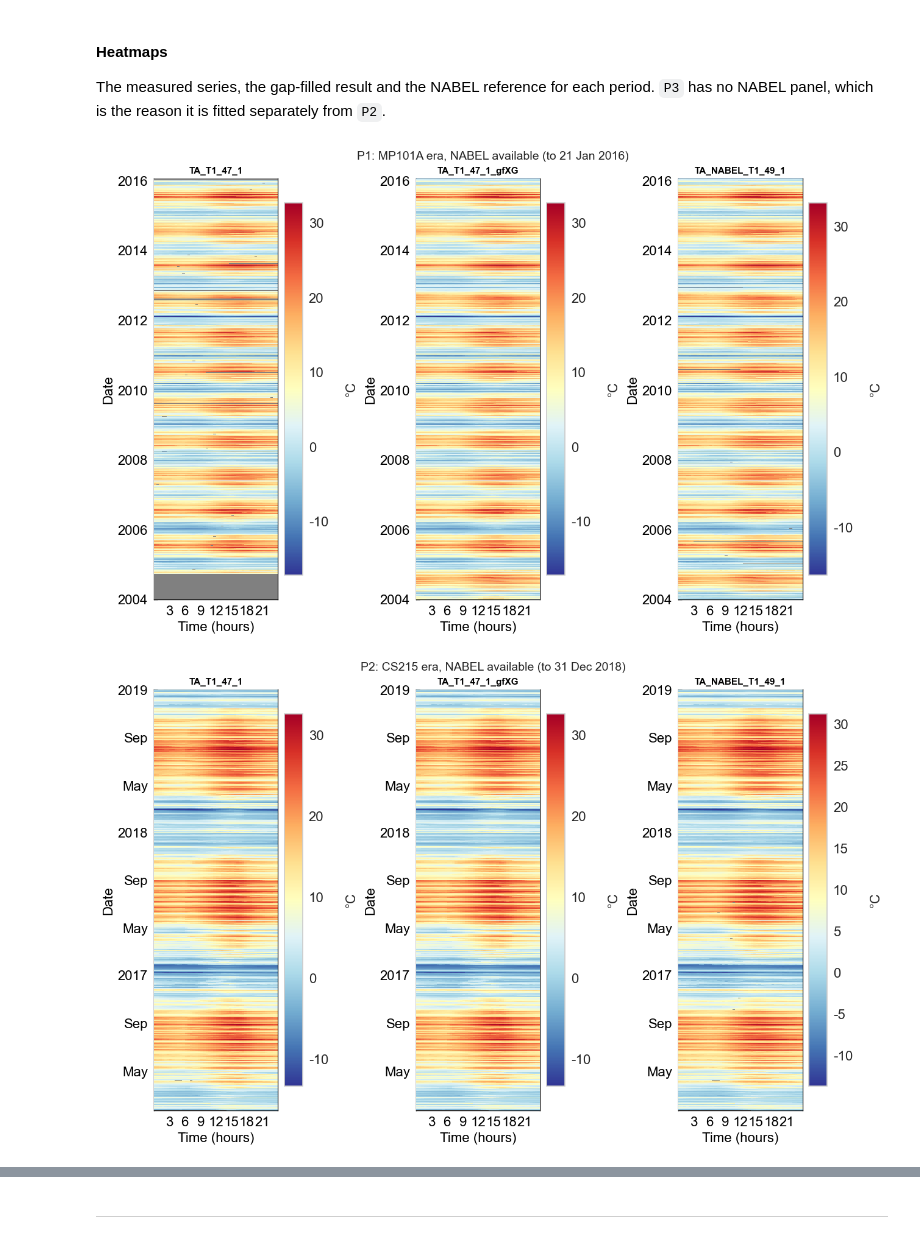
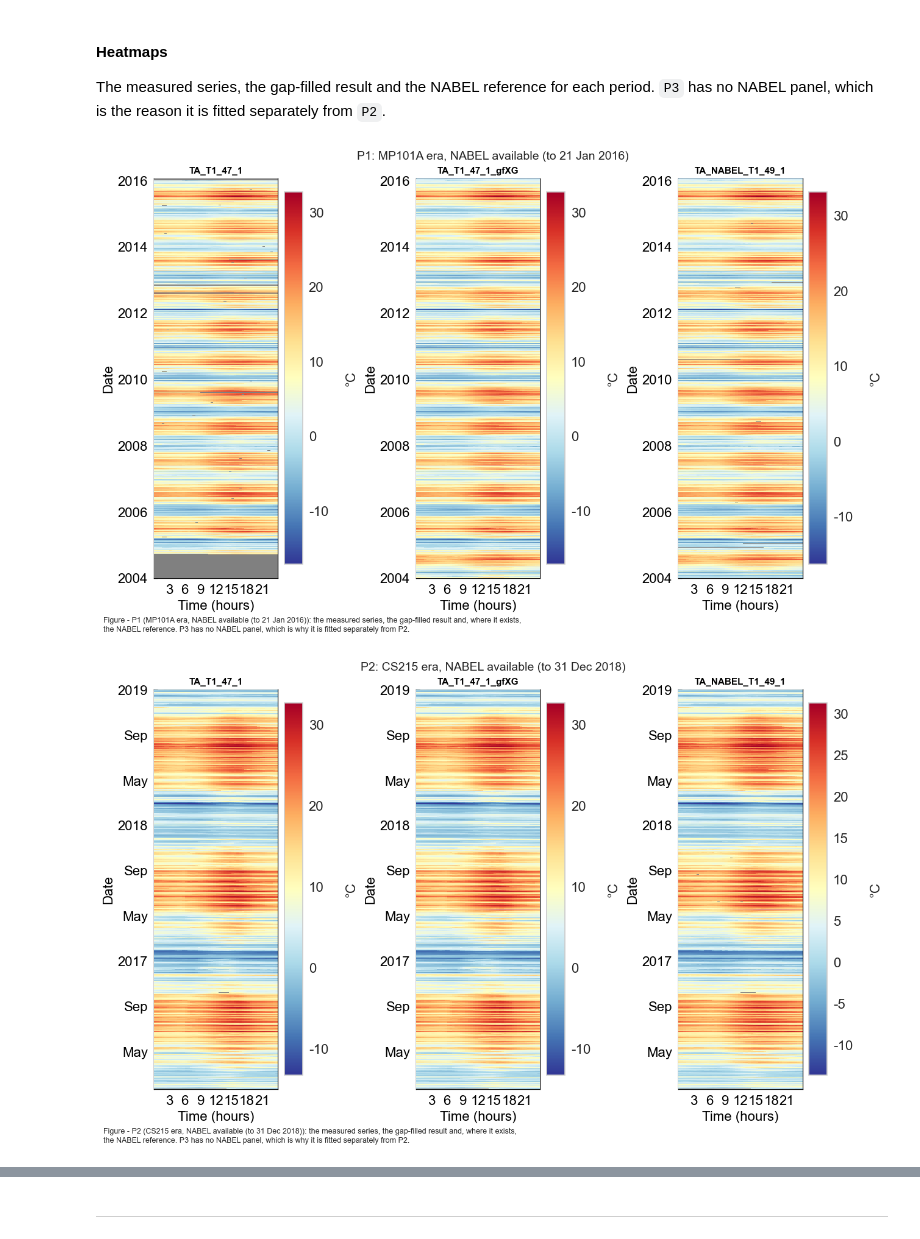
Before and after one commit to holukas/dataset_ch-lae_flux_product, a Jupyter notebook: workflow/10_METEO/30_PRODUCTS/02_METEO_TA_2004-2025.ipynb, the cells around one changed output, grey strips where cells are left out. Drawn from its saved outputs; the diff is of its cells as text; code cells hidden in the pictures.

```diff
--- a/workflow/10_METEO/30_PRODUCTS/02_METEO_TA_2004-2025.ipynb
+++ b/workflow/10_METEO/30_PRODUCTS/02_METEO_TA_2004-2025.ipynb
@@ -1190,7 +1346,9 @@ for _lo, _hi in _bins:
         _row[_label] = (_s['TA_T1_47_1'] - _s['TA_NABEL_T1_49_1']).mean() if len(_s) > 200 else np.nan
         _row[f'n ({_label})'] = len(_s)
     _rows.append(_row)
-display(pd.DataFrame(_rows).set_index('TA bin (degC)').round(2))
+_bias_profile = pd.DataFrame(_rows).set_index('TA bin (degC)')
+tabcap("the night bias against NABEL binned by air temperature, per era. A flat profile is a zero-point error; a sloped one would rule a constant correction out")
+display(_bias_profile.round(2))
 
 # Fitted per era: the intercept is the bias at 0 degC, the slope is the temperature dependence.
 _fits = {}
@@ -1370,0 +2356,26 @@ extrapolated across those events is not something this product should carry sile
+# %%
+# The two columns as yearly means, with the periods the table above compares. Drawn from the same
+# arrays, so the figure cannot disagree with the numbers beside it.
+fig, ax = plt.subplots(figsize=(13, 5), dpi=100, layout="constrained")
+ax.axvspan(_split - 0.5, _split + 0.5, color='#9E9E9E', alpha=0.2,
+           label=f"{_split}, in neither period")
+ax.plot(_ymeas.index, _ymeas.to_numpy(), 'o-', color='#455A64', lw=1.8, ms=5, label='as measured')
+ax.plot(_yhomog.index, _yhomog.to_numpy(), 'o-', color='#C62828', lw=1.8, ms=5,
+        label='homogenised (exported)')
+for _s, _colour in [(_ymeas, '#455A64'), (_yhomog, '#C62828')]:
+    for _mask, _style in [(_early, '--'), (_recent, ':')]:
+        ax.hlines(_s[_mask].mean(), _s.index[_mask].min(), _s.index[_mask].max(),
+                  color=_colour, lw=2, ls=_style, alpha=0.8)
+ax.set_xlabel("Year")
+ax.set_ylabel("yearly mean TA (degC)")
+ax.set_title("Yearly means from measured records, before and after the correction")
+ax.set_xticks(list(_ymeas.index)[::2])
+ax.grid(alpha=0.3)
+ax.legend(fontsize=9)
+figcap(fig, "yearly means of the measured records, as the instrument reported them and after the "
+            "correction, with the mean of each period drawn across it - dashed for the earlier "
+            "period, dotted for the later one. The constant lifts the earlier years and the shield "
+            "term lowers the later ones by about an eighth as much, so the distance between the "
+            "two period means, and the trend through them, are both smaller than the uncorrected "
+            "series suggests. The "
+            "break year is shaded and belongs to neither period.")
@@ -1781,8 +2786,10 @@ Wall time: 6min 27s
 for _key, _r in results.items():
     print(f"\n{'=' * 78}\n{_key}: {_r['label']}\n{'=' * 78}")
     print("Held-out (train/test) scores:")
+    tabcap(f"held-out (train/test) scores of the {_key} model")
     display(pd.Series(_r['model'].results.scores_traintest))
     print("Flag counts:")
+    tabcap(f"how {_key} filled the gaps of its period, by method")
     display(_r['flag'].value_counts().sort_index().rename(index=FLAG_LEGEND))
 # %% [output]
 ==============================================================================
@@ -1844,6 +2857,7 @@ Name: count, dtype: int64
 # %%
 for _key, _r in results.items():
     print(f"{_key}: {_r['label']}")
+    tabcap(f"feature importances of the {_key} model")
     display(_r['model'].results.feature_importances)
 # %% [output]
 P1: MP101A era, NABEL available (to 21 Jan 2016)
@@ -1904,16 +2921,19 @@ NABEL panel, which is the reason it is fitted separately from `P2`.
 # %%
 for _key, _r in results.items():
     _cols = [c for c in ['TA_T1_47_1', 'TA_T1_47_1_gfXG', 'TA_NABEL_T1_49_1']
              if c in _r['ta'].columns or c == 'TA_T1_47_1_gfXG']
     _plotdf = _r['ta'].copy()
     _plotdf['TA_T1_47_1_gfXG'] = _r['gapfilled']
     fig, axs = plt.subplots(ncols=len(_cols), figsize=(4.3 * len(_cols), 8), dpi=100,
                             layout="constrained")
     fig.suptitle(f"{_key}: {_r['label']}", fontsize=14)
     for _ax, _col in zip(np.atleast_1d(axs), _cols):
         dv.plotting.HeatmapDateTime(series=_plotdf[_col]).plot(
             ax=_ax, cb_digits_after_comma=0, zlabel='°C',
             format_style=dv.plotting.FormatStyle(title=_col, title_fontsize=11))
+    figcap(fig, f"{_key} ({_r['label']}): the measured series, the gap-filled result and, where it "
+                f"exists, the NABEL reference. P3 has no NABEL panel, which is why it is fitted "
+                f"separately from P2.")
 # %% [output]
-[figure, old version]
+[figure, new version]
-[figure, old version]
+[figure, new version]
```
Also changed, not shown: parts of 60 cells of this notebook.
